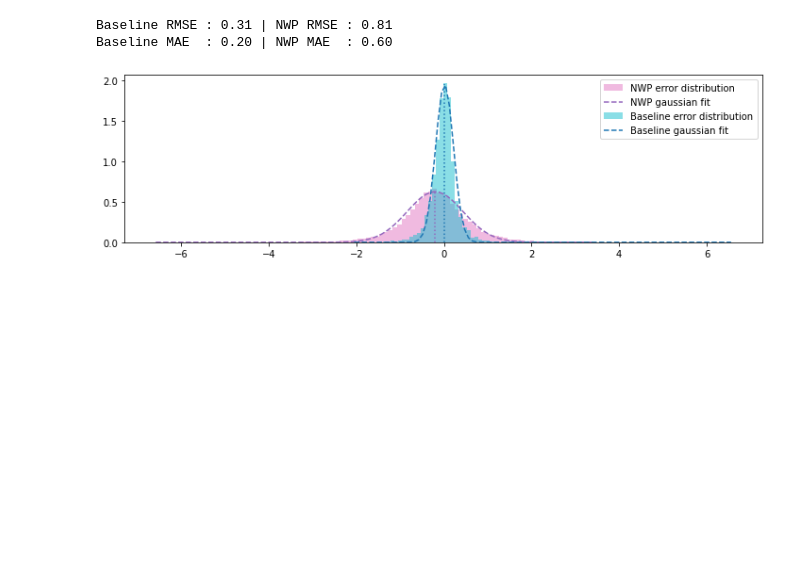
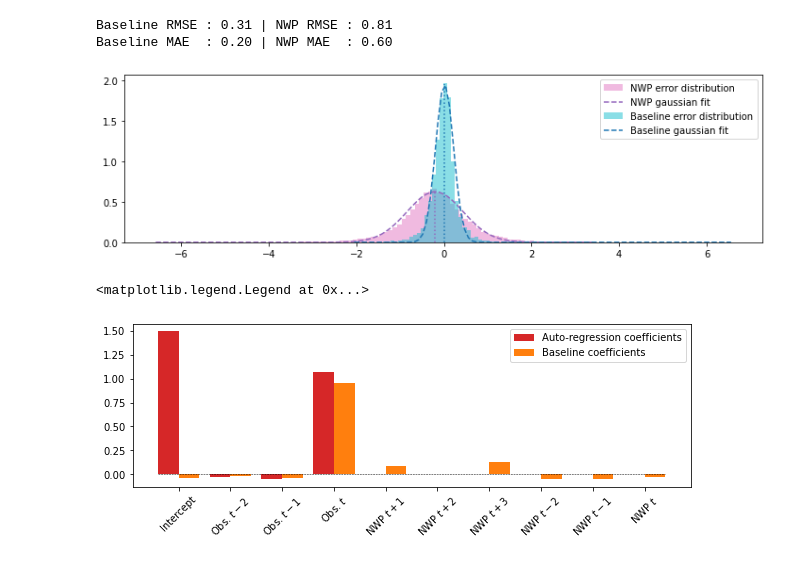
Before and after one commit to 20castro/Monaco-weather-forecast, a Jupyter notebook: models/baseline.ipynb, the cells around one changed output. Drawn from its saved outputs; the diff is of its cells as text; code cells hidden in the pictures; blank space fills up the shorter version.

Commit message:
Baseline correction

```diff
--- a/models/baseline.ipynb
+++ b/models/baseline.ipynb
@@ -164,6 +160,8 @@ Baseline MAE  : 0.66 | NWP MAE  : 0.60
 [figure]
 # %%
 database.evaluate('t')
+baseline_coeff = database.coef
+baseline_intercept = database.intercept
 # %% [output]
 Baseline RMSE : 0.29 | NWP RMSE : 0.81
 Baseline MAE  : 0.19 | NWP MAE  : 0.60
@@ -182,7 +180,26 @@ Baseline MAE  : 0.19 | NWP MAE  : 0.60
 [figure]
 # %%
 database.evaluate('t', observation_only=True)
+auto_reg_coeff = database.coef
+auto_reg_intercept = database.intercept
 # %% [output]
 Baseline RMSE : 0.31 | NWP RMSE : 0.81
 Baseline MAE  : 0.20 | NWP MAE  : 0.60
 [figure]
+# %%
+xTicks = [
+    'Intercept', 'Obs. $t - 2$', 'Obs. $t - 1$', 'Obs. $t$', 'NWP $t + 1$',
+    'NWP $t + 2$', 'NWP $t + 3$', 'NWP $t - 2$', 'NWP $t - 1$', 'NWP $t$'
+]
+
+plt.figure(figsize=(10, 3))
+plt.plot([-.4, 9.4], [0., 0.], '--', color='black', linewidth=.5)
+plt.bar([0], auto_reg_intercept, width=-.4, align='edge', color='tab:red')
+plt.bar([0], baseline_intercept, width=.4, align='edge', color='tab:orange')
+plt.bar([1, 2, 3], auto_reg_coeff.flatten(), width=-.4, align='edge', color='tab:red', label='Auto-regression coefficients')
+plt.bar(np.arange(1, 10), baseline_coeff.flatten(), width=.4, align='edge', color='tab:orange', label='Baseline coefficients')
+plt.xticks(np.arange(10), xTicks, rotation=45)
+plt.legend()
+# %% [output]
+<matplotlib.legend.Legend at 0x...>
+[figure, added]
```
Also changed, not shown: parts of 2 cells of this notebook, 1 other file.
